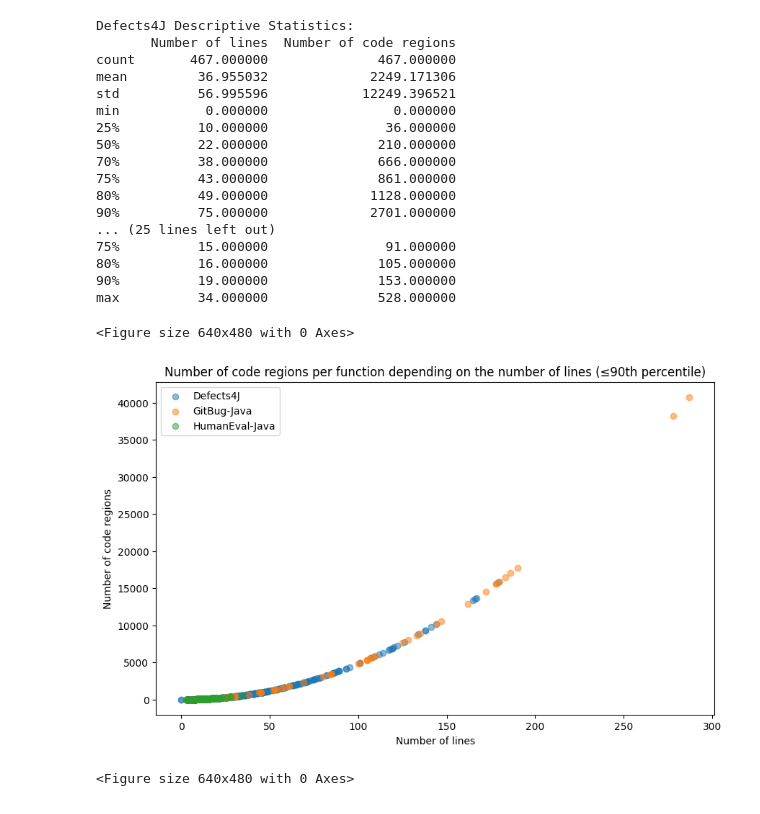
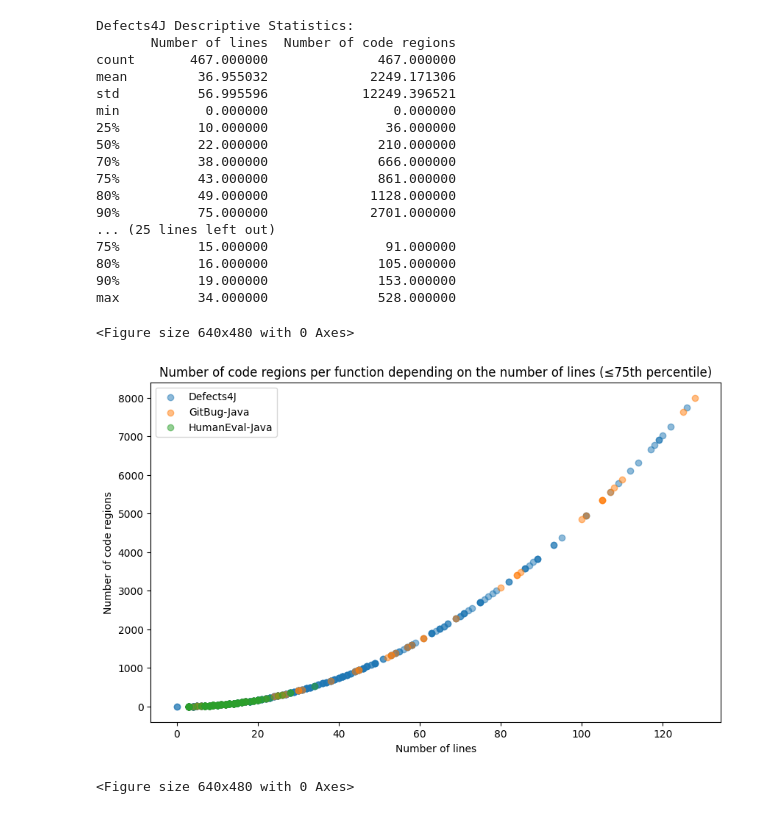
Before and after one commit to ASSERT-KTH/repairllama, a Jupyter notebook: src/fl/analyse_fl.ipynb, the cells around one changed output. Saved outputs shown, nothing was run; the diff lists cells and outputs as text; code cells hidden in the pictures.

```diff
--- a/src/fl/analyse_fl.ipynb
+++ b/src/fl/analyse_fl.ipynb
@@ -43,11 +43,11 @@ print(gitbugjava_stats)
 print("\nHumanEval-Java Descriptive Statistics:")
 print(humanevaljava_stats)
 
-# Calculate 90th percentile for number of lines
-p90_lines = max(
-    defects4j_df["Number of lines"].quantile(0.9),
-    gitbugjava_df["Number of lines"].quantile(0.9),
-    humanevaljava_df["Number of lines"].quantile(0.9)
+# Calculate 75th percentile for number of lines
+p75_lines = max(
+    defects4j_df["Number of lines"].quantile(0.75),
+    gitbugjava_df["Number of lines"].quantile(0.75),
+    humanevaljava_df["Number of lines"].quantile(0.75)
 )
 
 # Clear the current figure
@@ -58,47 +58,47 @@ fig, ax = plt.subplots(figsize=(10, 6))
 
 # Plot scatter plots with filtered data
 ax.scatter(
-    defects4j_df[defects4j_df["Number of lines"] <= p90_lines]["Number of lines"],
-    defects4j_df[defects4j_df["Number of lines"] <= p90_lines]["Number of code regions"],
+    defects4j_df[defects4j_df["Number of lines"] <= p75_lines]["Number of lines"],
+    defects4j_df[defects4j_df["Number of lines"] <= p75_lines]["Number of code regions"],
     alpha=0.5, label="Defects4J"
 )
 ax.scatter(
-    gitbugjava_df[gitbugjava_df["Number of lines"] <= p90_lines]["Number of lines"],
-    gitbugjava_df[gitbugjava_df["Number of lines"] <= p90_lines]["Number of code regions"],
+    gitbugjava_df[gitbugjava_df["Number of lines"] <= p75_lines]["Number of lines"],
+    gitbugjava_df[gitbugjava_df["Number of lines"] <= p75_lines]["Number of code regions"],
     alpha=0.5, label="GitBug-Java"
 )
 ax.scatter(
-    humanevaljava_df[humanevaljava_df["Number of lines"] <= p90_lines]["Number of lines"],
-    humanevaljava_df[humanevaljava_df["Number of lines"] <= p90_lines]["Number of code regions"],
+    humanevaljava_df[humanevaljava_df["Number of lines"] <= p75_lines]["Number of lines"],
+    humanevaljava_df[humanevaljava_df["Number of lines"] <= p75_lines]["Number of code regions"],
     alpha=0.5, label="HumanEval-Java"
 )
 
 ax.set_xlabel("Number of lines")
 ax.set_ylabel("Number of code regions")
-ax.set_title("Number of code regions per function depending on the number of lines (≤90th percentile)")
+ax.set_title("Number of code regions per function depending on the number of lines (≤75th percentile)")
 ax.legend()
 
 plt.show()
 # %% [output]
 Defects4J Descriptive Statistics:
        Number of lines  Number of code regions
 count       467.000000              467.000000
 mean         36.955032             2249.171306
 std          56.995596            12249.396521
 min           0.000000                0.000000
 25%          10.000000               36.000000
 50%          22.000000              210.000000
 70%          38.000000              666.000000
 75%          43.000000              861.000000
 80%          49.000000             1128.000000
 90%          75.000000             2701.000000
 ... (25 lines left out)
 75%          15.000000               91.000000
 80%          16.000000              105.000000
 90%          19.000000              153.000000
 max          34.000000              528.000000
 <Figure size 640x480 with 0 Axes>
-[figure, old version]
+[figure, new version]
 # %%
 import matplotlib.pyplot as plt
 
```
Also changed, not shown: parts of 1 cell of this notebook.
